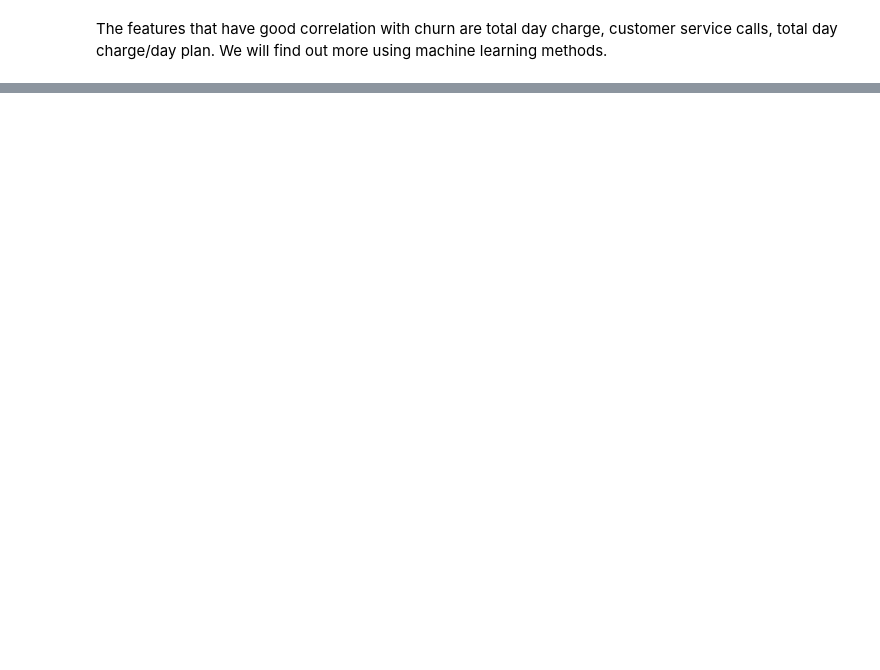
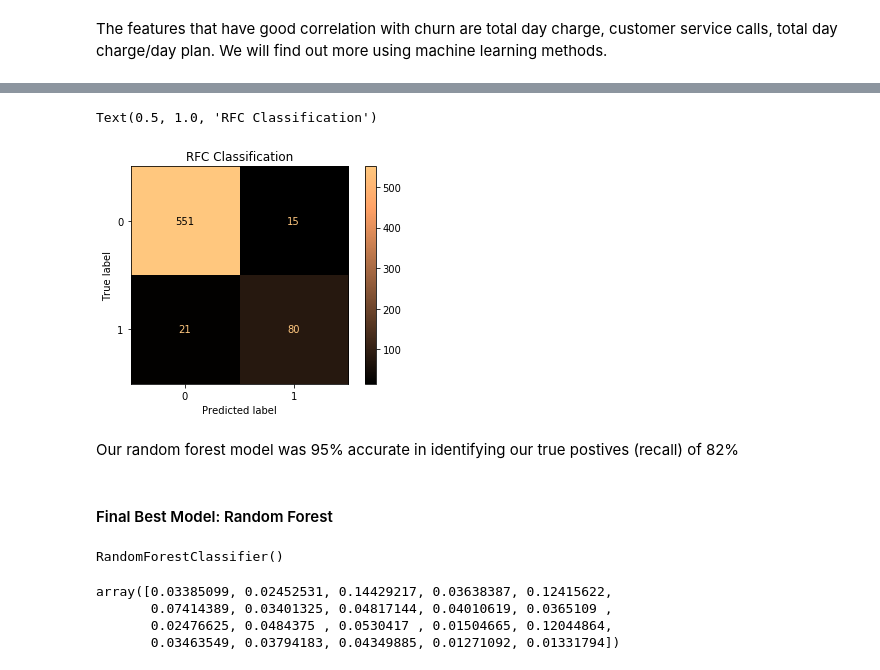
Before and after one commit to kulleeezy/dsc-phase-3-project, a Jupyter notebook: Phase 3 Project.ipynb, the cells around one changed output, grey strips where cells are left out. Cells and saved outputs as stored; diff of their text form; code cells hidden in the pictures; blank space fills up the shorter version.

```diff
--- a/Phase 3 Project.ipynb
+++ b/Phase 3 Project.ipynb
@@ -510,0 +437,3 @@ Based on our findings, customer service call is the main reason why customers ch
+# %%
+#creating pipeline with scaler, smote, classifier
+RFC = Pipeline([('standardscaler', StandardScaler()), ('smote', SMOTE()), ('rfc', RandomForestClassifier())])
@@ -510,0 +466,24 @@ Based on our findings, customer service call is the main reason why customers ch
+# %%
+plot_confusion_matrix(RFC, X_test, y_test, cmap='copper')
+plt.title('RFC Classification')
+# %% [output]
+Text(0.5, 1.0, 'RFC Classification')
+[figure, added]
+# %% [markdown]
+Our random forest model was 95% accurate in identifying our true postives (recall) of 82%
+# %% [markdown]
+#### Final Best Model: Random Forest
+# %%
+#creating the best model
+bestmodel = RandomForestClassifier(criterion='gini')
+bestmodel.fit(X_train, y_train)
+# %% [output]
+RandomForestClassifier()
+# %%
+#looking at feature importance
+bestmodel.feature_importances_
+# %% [output]
+array([0.03385099, 0.02452531, 0.14429217, 0.03638387, 0.12415622,
+       0.07414389, 0.03401325, 0.04817144, 0.04010619, 0.0365109 ,
+       0.02476625, 0.0484375 , 0.0530417 , 0.01504665, 0.12044864,
+       0.03463549, 0.03794183, 0.04349885, 0.01271092, 0.01331794])
```
Also changed, not shown: parts of 100 cells of this notebook.
